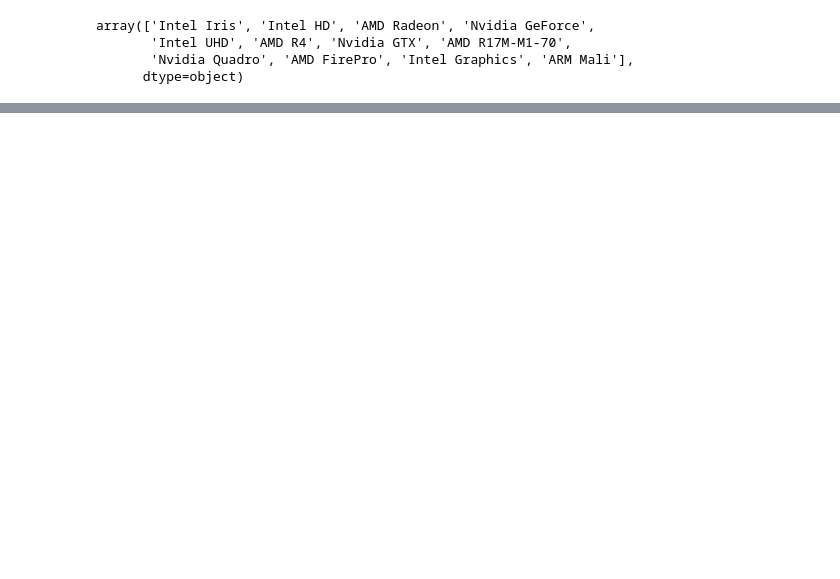
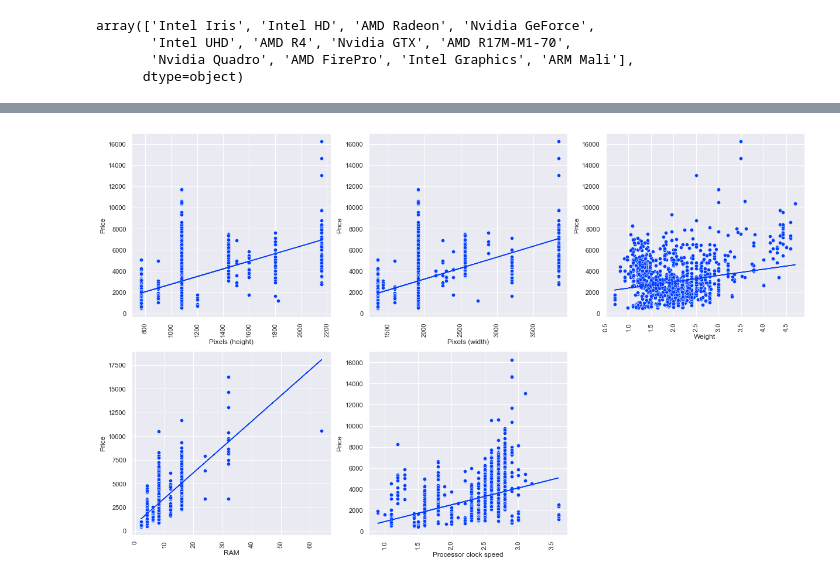
Before and after one commit to lhurr/Machine-Learning, a Jupyter notebook: Regression.ipynb, the cells around one changed output, grey strips where cells are left out. Saved outputs shown, nothing was run; the diff lists cells and outputs as text; code cells hidden in the pictures; blank space fills up the shorter version.

```diff
--- a/Regression.ipynb
+++ b/Regression.ipynb
@@ -513,0 +509,14 @@ lr_plot(pc_EDA,'RAM', 'Price ($)','upper left')
+# %%
+plt.figure(figsize=(17,15))
+for i, col in enumerate(['Pixels (height)', 'Pixels (width)' , 'Weight'  ,'RAM', 'Processor clock speed']):
+    sns.set_palette(sns.color_palette("bright"))
+    ax = plt.subplot(3,3,i+1)
+    m,c = np.polyfit(pc_EDA[col],pc_EDA['Price ($)'],1)
+    sns.scatterplot(x=col , y = 'Price ($)' , ax = ax , data = pc_EDA )
+    ax.plot(pc_EDA[col] ,pc_EDA[col]*m + c  )
+    plt.xticks(rotation=90)
+    plt.ylabel("Price")
+plt.tight_layout()
+plt.show()
+# %% [output]
+[figure, added]
```
Also changed, not shown: parts of 152 cells of this notebook, 5 other files.
